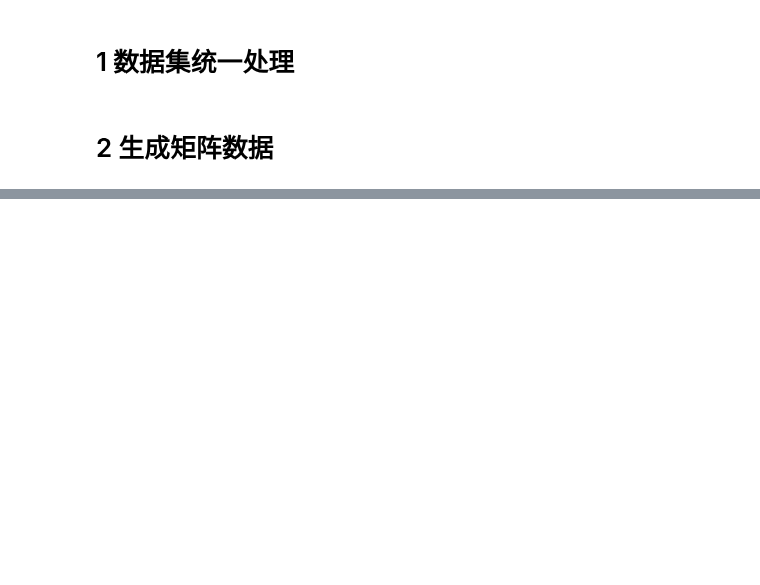
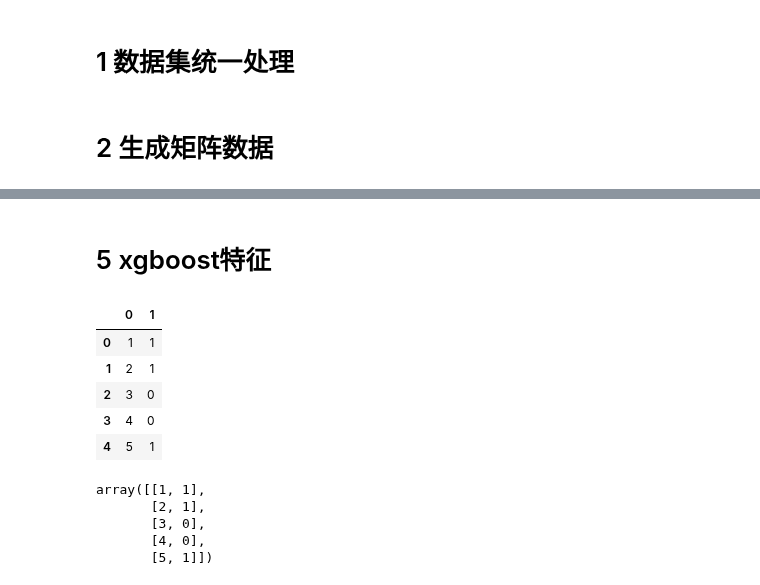
Before and after one commit to secrettianchigroup/SecretTianchiProject, a Jupyter notebook: src/hph/exp2.ipynb, the cells around one changed output, grey strips where cells are left out. Drawn from its saved outputs; the diff is of its cells as text; code cells hidden in the pictures; blank space fills up the shorter version.

```diff
--- a/src/hph/exp2.ipynb
+++ b/src/hph/exp2.ipynb
@@ -284,0 +323,2 @@ KeyError: 'is_trade'
+# %% [markdown]
+# 5 xgboost特征
@@ -284,0 +332,22 @@ KeyError: 'is_trade'
+# %%
+import numpy as np
+
+a = np.array([1,2,3,4,5])
+b = np.array([1,1,0,0,1])
+c = pd.DataFrame(np.vstack([a,b]).T)
+c
+# %% [output]
+|  | 0 | 1 |
+| 0 | 1 | 1 |
+| 1 | 2 | 1 |
+| 2 | 3 | 0 |
+| 3 | 4 | 0 |
+| 4 | 5 | 1 |
+# %%
+np.vstack([a,b]).T
+# %% [output]
+array([[1, 1],
+       [2, 1],
+       [3, 0],
+       [4, 0],
+       [5, 1]])
```
Also changed, not shown: parts of 11 cells of this notebook, 3 other files.
